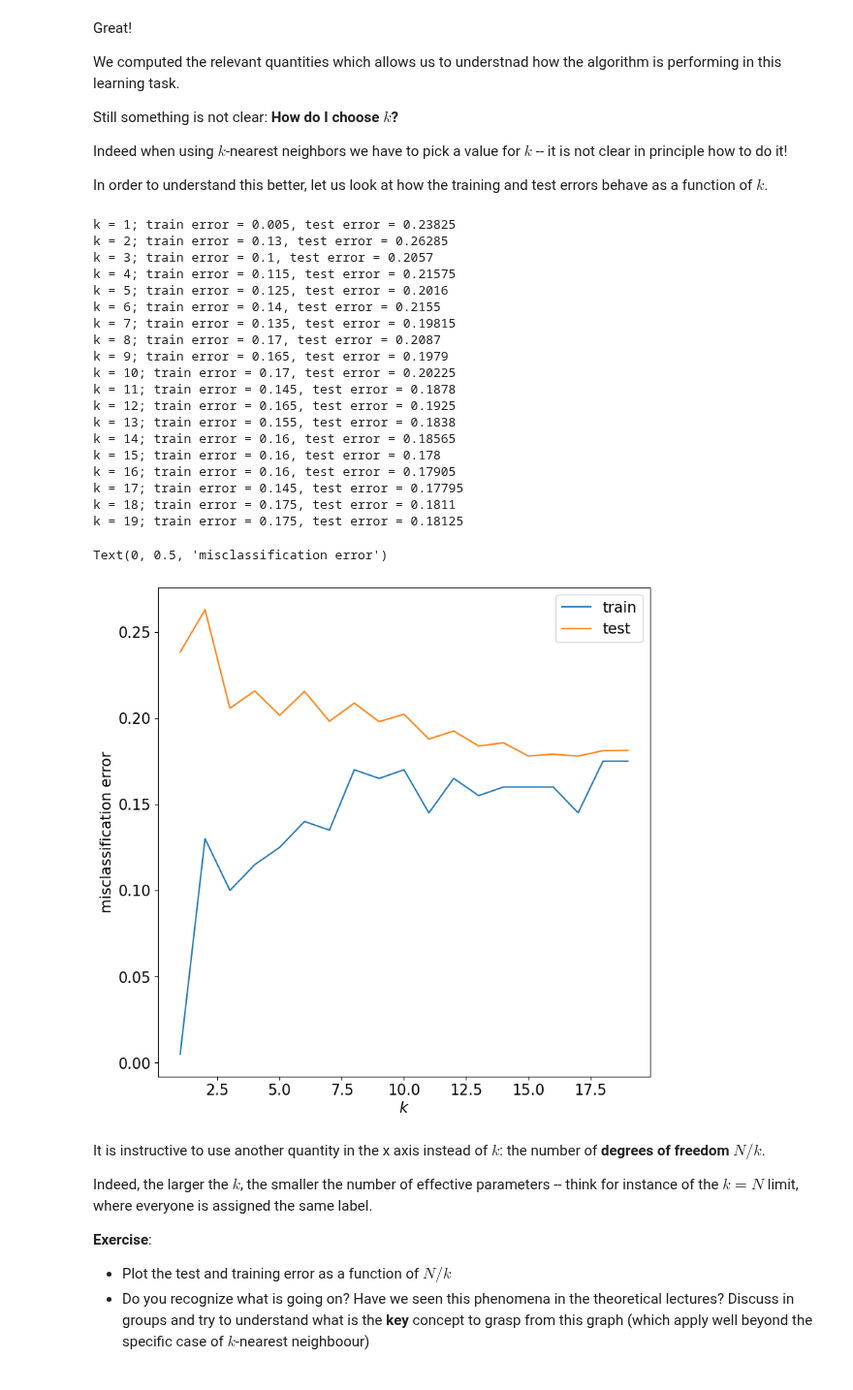
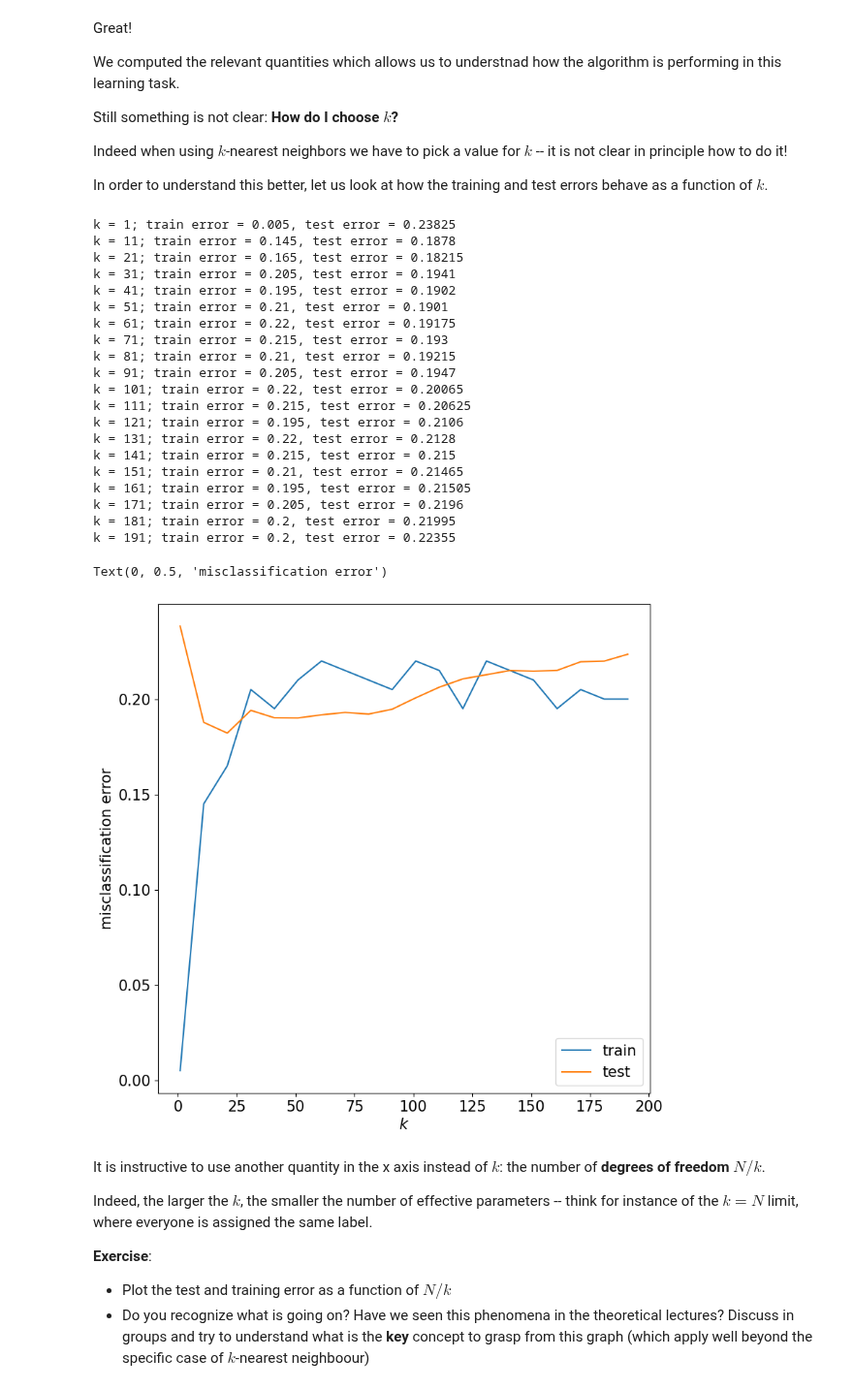
Before and after one commit to roduit/FundamentalLearningEPFL, a Jupyter notebook: TP3/TP3_FoIL_public.ipynb, the cells around one changed output. Shown at 97% size. Saved outputs shown, nothing was run; the diff lists cells and outputs as text; code cells hidden in the pictures.

```diff
--- a/TP3/TP3_FoIL_public.ipynb
+++ b/TP3/TP3_FoIL_public.ipynb
@@ -305,42 +305,43 @@ def compute_test_error(X_train, y_train, X_test, y_test, k=1):
     return np.mean(y_test != y_hat)
 # %%
 # Run functions for k belonging to a range of values
-ks = np.arange(1, 20)
+ks = np.arange(1, 200,10)
 train_error = []
 test_error = []
 for (i, k) in enumerate(ks):
     train_error.append(compute_train_error(X, y, k))
     test_error.append(compute_test_error(X, y, X_test, y_test, k))
     print("k = %d; train error = %g, test error = %g" % (k, train_error[-1], test_error[-1]))
 
 # Plot results
 plt.plot(ks, train_error, label = "train")
 plt.plot(ks, test_error, label = "test")
 plt.legend()
 plt.xlabel(r"$k$")
 plt.ylabel("misclassification error")
 # %% [output]
 k = 1; train error = 0.005, test error = 0.23825
-k = 2; train error = 0.13, test error = 0.26285
-k = 3; train error = 0.1, test error = 0.2057
-k = 4; train error = 0.115, test error = 0.21575
-k = 5; train error = 0.125, test error = 0.2016
-k = 6; train error = 0.14, test error = 0.2155
-k = 7; train error = 0.135, test error = 0.19815
-k = 8; train error = 0.17, test error = 0.2087
-k = 9; train error = 0.165, test error = 0.1979
-k = 10; train error = 0.17, test error = 0.20225
 k = 11; train error = 0.145, test error = 0.1878
-k = 12; train error = 0.165, test error = 0.1925
-k = 13; train error = 0.155, test error = 0.1838
-k = 14; train error = 0.16, test error = 0.18565
-k = 15; train error = 0.16, test error = 0.178
-k = 16; train error = 0.16, test error = 0.17905
-k = 17; train error = 0.145, test error = 0.17795
-k = 18; train error = 0.175, test error = 0.1811
-k = 19; train error = 0.175, test error = 0.18125
+k = 21; train error = 0.165, test error = 0.18215
+k = 31; train error = 0.205, test error = 0.1941
+k = 41; train error = 0.195, test error = 0.1902
+k = 51; train error = 0.21, test error = 0.1901
+k = 61; train error = 0.22, test error = 0.19175
+k = 71; train error = 0.215, test error = 0.193
+k = 81; train error = 0.21, test error = 0.19215
+k = 91; train error = 0.205, test error = 0.1947
+k = 101; train error = 0.22, test error = 0.20065
+k = 111; train error = 0.215, test error = 0.20625
+k = 121; train error = 0.195, test error = 0.2106
+k = 131; train error = 0.22, test error = 0.2128
+k = 141; train error = 0.215, test error = 0.215
+k = 151; train error = 0.21, test error = 0.21465
+k = 161; train error = 0.195, test error = 0.21505
+k = 171; train error = 0.205, test error = 0.2196
+k = 181; train error = 0.2, test error = 0.21995
+k = 191; train error = 0.2, test error = 0.22355
 Text(0, 0.5, 'misclassification error')
-[figure, old version]
+[figure, new version]
 # %% [markdown]
 It is instructive to use another quantity in the x axis instead of $k$: the number of **degrees of freedom** $N / k$.
 
```
Also changed, not shown: parts of 9 cells of this notebook, 1 other file.
